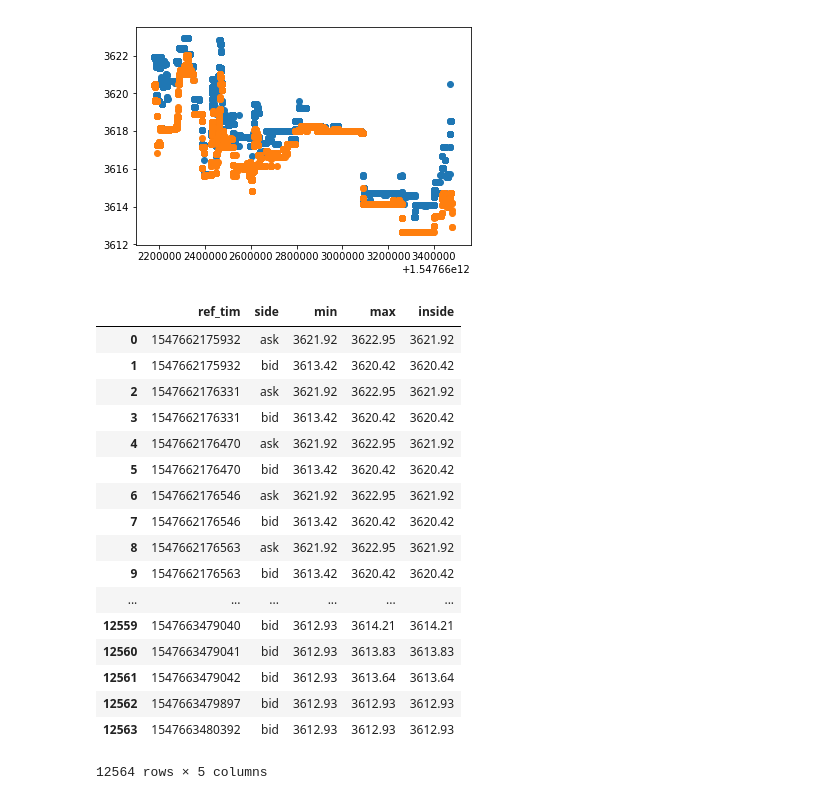
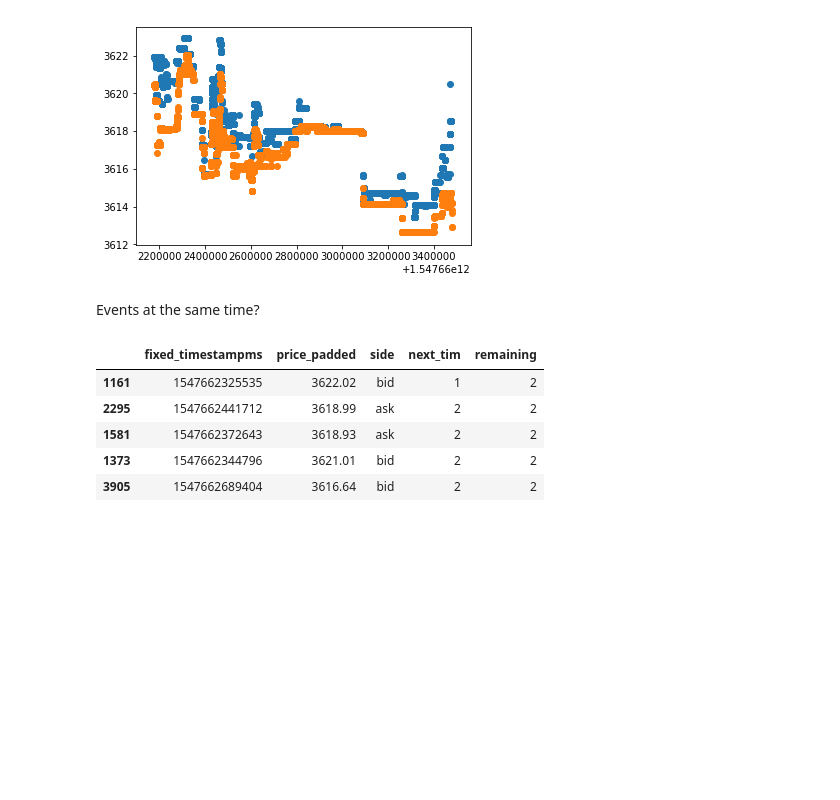
Before and after one commit to gautsi/gen-purpose-repo, a Jupyter notebook: gemini/GeminiGuidelines.ipynb, the cells around one changed output. Drawn from its saved outputs; the diff is of its cells as text; code cells hidden in the pictures; blank space fills up the shorter version.

```diff
--- a/gemini/GeminiGuidelines.ipynb
+++ b/gemini/GeminiGuidelines.ipynb
@@ -105,23 +105,4 @@ plt.scatter(x = inside[inside.side == "bid"].ref_tim.values, y = inside[inside.s
 # %%
 inside["inside"] = inside.apply(lambda x: x["min"] if x["side"] == "ask" else x["max"], axis = 1)
 # %%
-inside[["ref_tim", "side", "inside"]].to_json("./gemini_inside.json", orient = "")
+inside[["ref_tim", "side", "inside"]].to_json("./gemini_inside.json", orient = "records")
-# %% [output]
-|  | ref_tim | side | min | max | inside |
-| 0 | 1547662175932 | ask | 3621.92 | 3622.95 | 3621.92 |
-| 1 | 1547662175932 | bid | 3613.42 | 3620.42 | 3620.42 |
-| 2 | 1547662176331 | ask | 3621.92 | 3622.95 | 3621.92 |
-| 3 | 1547662176331 | bid | 3613.42 | 3620.42 | 3620.42 |
-| 4 | 1547662176470 | ask | 3621.92 | 3622.95 | 3621.92 |
-| 5 | 1547662176470 | bid | 3613.42 | 3620.42 | 3620.42 |
-| 6 | 1547662176546 | ask | 3621.92 | 3622.95 | 3621.92 |
-| 7 | 1547662176546 | bid | 3613.42 | 3620.42 | 3620.42 |
-| 8 | 1547662176563 | ask | 3621.92 | 3622.95 | 3621.92 |
-| 9 | 1547662176563 | bid | 3613.42 | 3620.42 | 3620.42 |
-| ... | ... | ... | ... | ... | ... |
-| 12559 | 1547663479040 | bid | 3612.93 | 3614.21 | 3614.21 |
-| 12560 | 1547663479041 | bid | 3612.93 | 3613.83 | 3613.83 |
-| 12561 | 1547663479042 | bid | 3612.93 | 3613.64 | 3613.64 |
-| 12562 | 1547663479897 | bid | 3612.93 | 3612.93 | 3612.93 |
-| 12563 | 1547663480392 | bid | 3612.93 | 3612.93 | 3612.93 |
-12564 rows × 5 columns
@@ -127,0 +111,13 @@ inside[["ref_tim", "side", "inside"]].to_json("./gemini_inside.json", orient = "
+# %% [markdown]
+Events at the same time?
+# %%
+num_events = interest.groupby(["fixed_timestampms", "price_padded", "side"], as_index = False).count()
+# %%
+num_events.sort_values("remaining", ascending = False).head()
+# %% [output]
+|  | fixed_timestampms | price_padded | side | next_tim | remaining |
+| 1161 | 1547662325535 | 3622.02 | bid | 1 | 2 |
+| 2295 | 1547662441712 | 3618.99 | ask | 2 | 2 |
+| 1581 | 1547662372643 | 3618.93 | ask | 2 | 2 |
+| 1373 | 1547662344796 | 3621.01 | bid | 2 | 2 |
+| 3905 | 1547662689404 | 3616.64 | bid | 2 | 2 |
```
Also changed, not shown: parts of 1 cell of this notebook, 2 other files.
